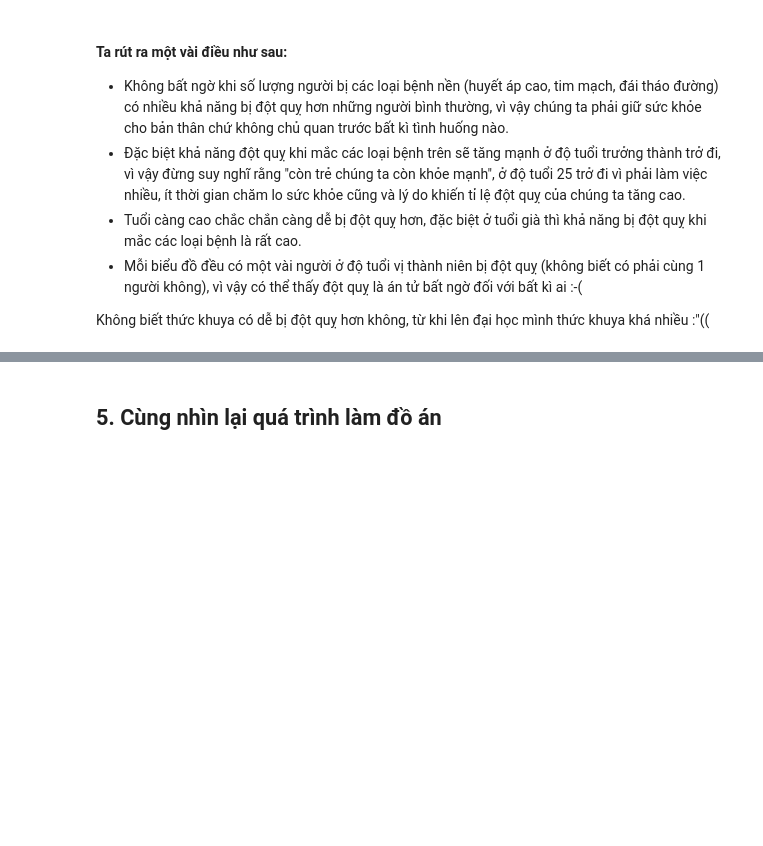
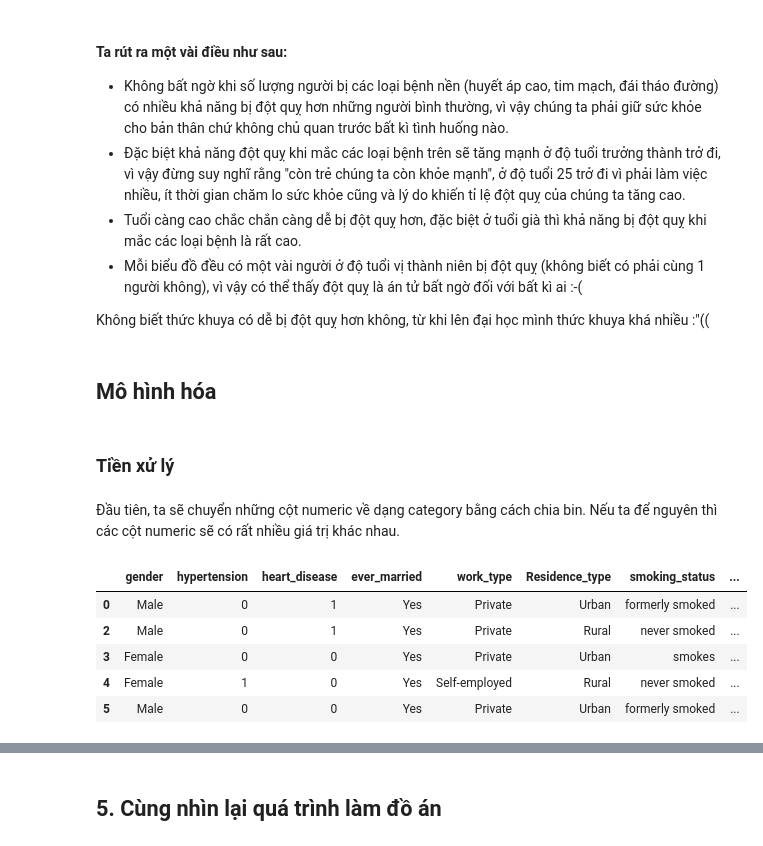
Before and after one commit to VoTrongPhu/P4DS-FinalProject-CQ19, a Jupyter notebook: MainNotebook.ipynb, the cells around one changed output, grey strips where cells are left out. Cells and saved outputs as stored; diff of their text form; code cells hidden in the pictures; blank space fills up the shorter version.

```diff
--- a/MainNotebook.ipynb
+++ b/MainNotebook.ipynb
@@ -444,3 +454,31 @@ Khoảng từ độ tuổi 12-25 thì tỉ lệ chênh lệch là không nhiều
 - Mỗi biểu đồ đều có một vài người ở độ tuổi vị thành niên bị đột quỵ (không biết có phải cùng 1 người không), vì vậy có thể thấy đột quỵ là án tử bất ngờ đối với bất kì ai :-(
 
 Không biết thức khuya có dễ bị đột quỵ hơn không, từ khi lên đại học mình thức khuya khá nhiều :"((
+# %% [markdown]
+## Mô hình hóa
+# %% [markdown]
+### Tiền xử lý
+# %% [markdown]
+Đầu tiên, ta sẽ chuyển những cột numeric về dạng category bằng cách chia bin. Nếu ta để nguyên thì các cột numeric sẽ có rất nhiều giá trị khác nhau.
+# %%
+df_model=df[df['gender']!='Other']
+df_model=df_model[df_model['bmi'].notnull()]
+bmi_bins=[0,18.5,25,30,35,40,100]
+labels=[1,2,3,4,5,6]
+df_model['bmi_bin']=pd.cut(df_model['bmi'],right=False,bins=bmi_bins,labels=labels)
+df_model=df_model[df_model['age'] > 11]
+age_bins=[12,20,25,60,85] #tuổi lớn nhất của dataframe này <85
+age_labels=['12-20','20-25','25-60','> 60']
+df_model['age_bin'] = pd.cut(df_model['age'],right=False,bins=age_bins,labels=age_labels)
+glu_bins=[0,140,200,500]
+glu_labels=['0-139','140-199','> 200']
+df_model['glu_bin'] = pd.cut(df_model['avg_glucose_level'], right=False, bins=glu_bins, labels=glu_labels)
+df_model=df_model.drop(columns=['id','age','avg_glucose_level','bmi'])
+df_model.head()
+# %% [output]
+|  | gender | hypertension | heart_disease | ever_married | work_type | Residence_type | smoking_status | ... |
+| 0 | Male | 0 | 1 | Yes | Private | Urban | formerly smoked | ... |
+| 2 | Male | 0 | 1 | Yes | Private | Rural | never smoked | ... |
+| 3 | Female | 0 | 0 | Yes | Private | Urban | smokes | ... |
+| 4 | Female | 1 | 0 | Yes | Self-employed | Rural | never smoked | ... |
+| 5 | Male | 0 | 0 | Yes | Private | Urban | formerly smoked | ... |
```
Also changed, not shown: parts of 22 cells of this notebook, 4 other files.
